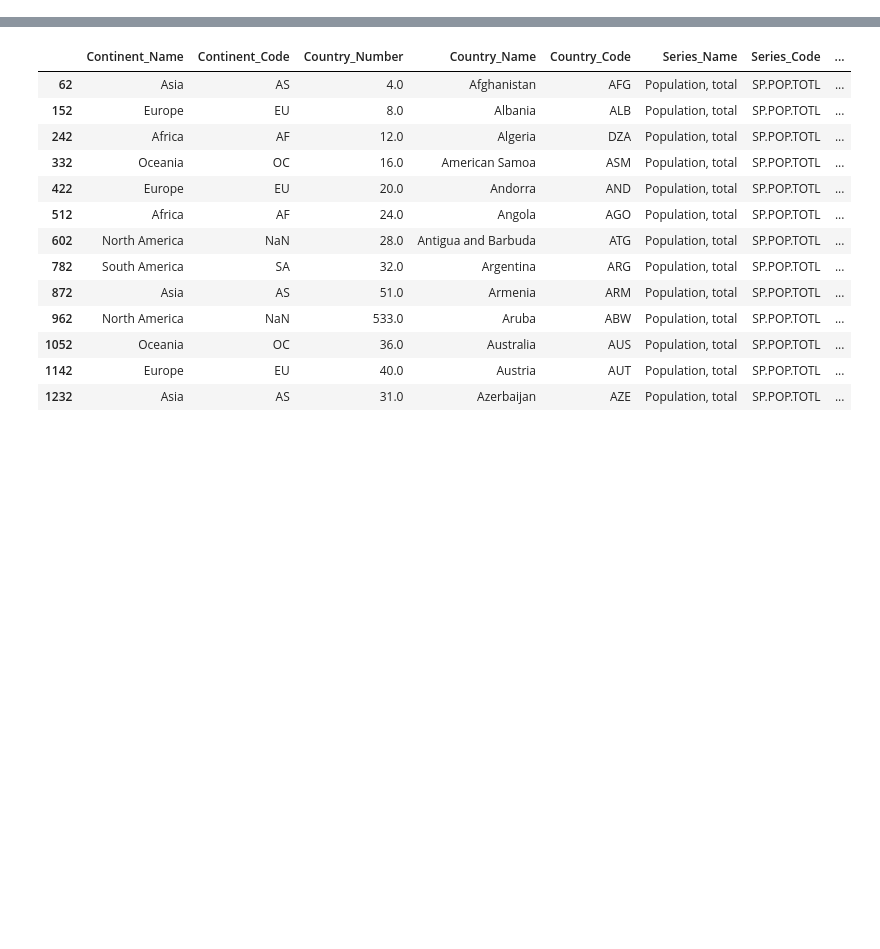
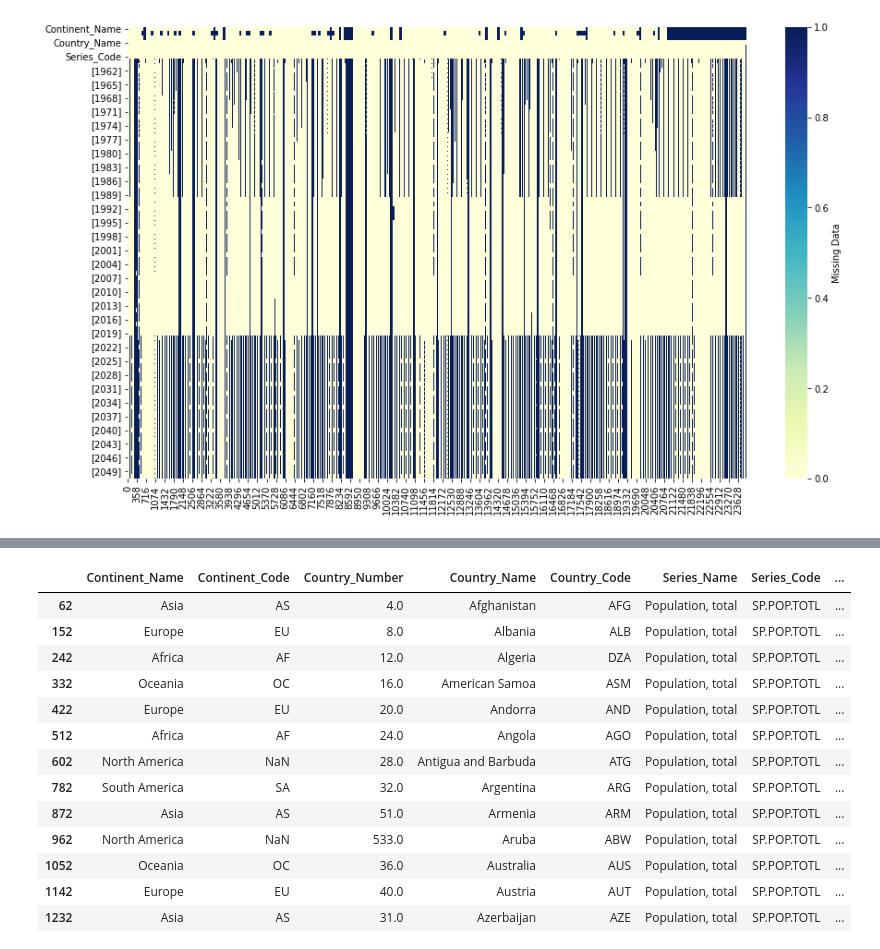
Before and after one commit to devkisdesai/CMPE255-Team-6-Project-Fall-2021-, a Jupyter notebook: EDA.ipynb, the cells around one changed output, grey strips where cells are left out. Drawn from its saved outputs; the diff is of its cells as text; code cells hidden in the pictures; blank space fills up the shorter version.

```diff
--- a/EDA.ipynb
+++ b/EDA.ipynb
@@ -70,3 +79,12 @@ pop_data.head(15)
 | 12 | Asia | AS | 4.0 | Afghanistan | AFG | Number of under-five deaths | SH.DTH.MORT | ... |
 | 13 | Asia | AS | 4.0 | Afghanistan | AFG | Number of under-five deaths, female | SH.DTH.MORT.FE | ... |
 | 14 | Asia | AS | 4.0 | Afghanistan | AFG | Number of under-five deaths, male | SH.DTH.MORT.MA | ... |
+# %%
+# Missing data
+plt.figure()
+sns.heatmap(pop_data.isnull().transpose(),
+            cmap="YlGnBu",
+            cbar_kws={'label': 'Missing Data'})
+plt.show()
+# %% [output]
+[figure, added]
```
Also changed, not shown: parts of 19 cells of this notebook.
